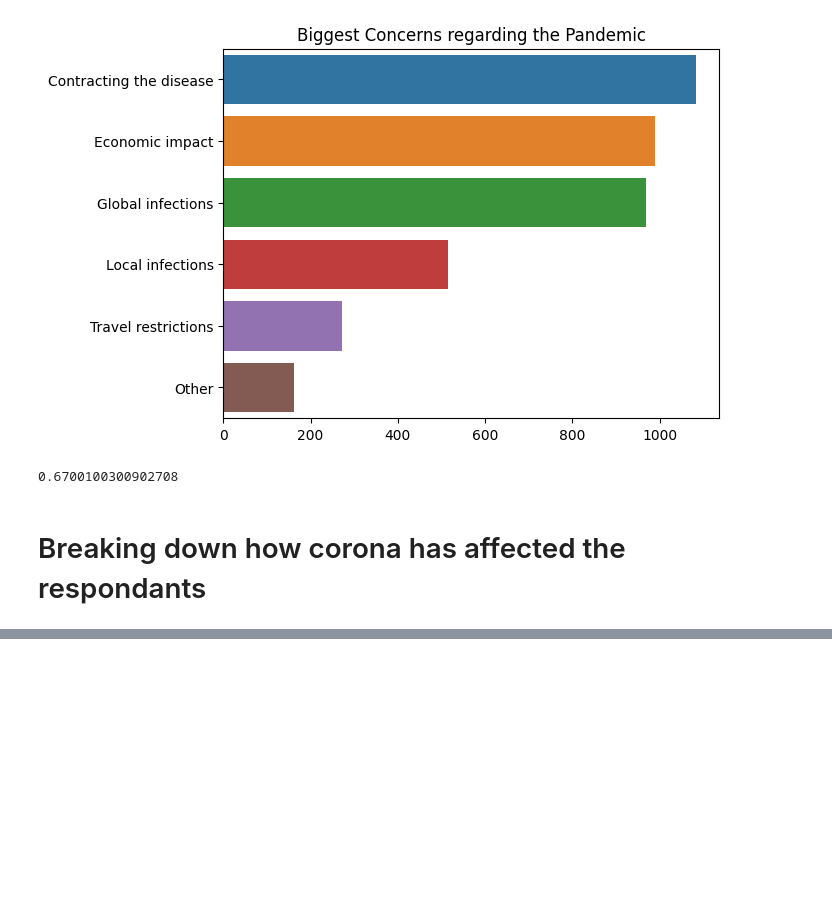
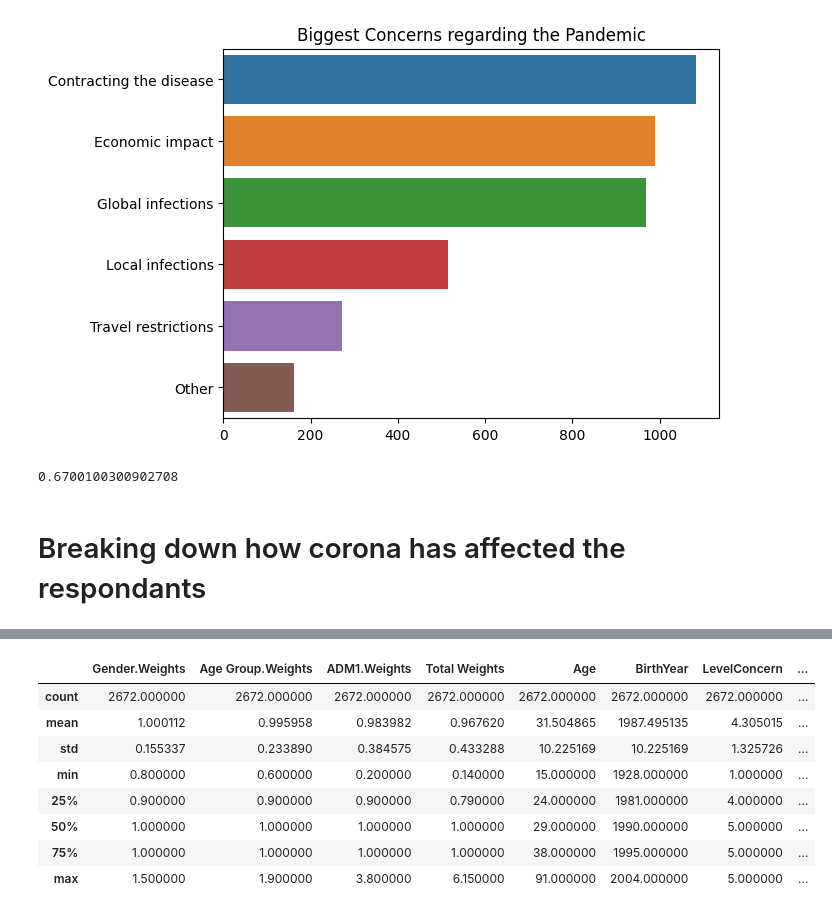
Before and after one commit to kylermintah/COVID-19-Africa, a Jupyter notebook: EDA.ipynb, the cells around one changed output, grey strips where cells are left out. Cells and saved outputs as stored; diff of their text form; code cells hidden in the pictures; blank space fills up the shorter version.

```diff
--- a/EDA.ipynb
+++ b/EDA.ipynb
@@ -455,0 +510,17 @@ plt.show()
+# %%
+is_urban = africa_df['Urban/Rural'] == 'Urban area'
+urban_df = africa_df[is_urban]
+is_rural = africa_df['Urban/Rural'] == 'Rural area'
+rural_df = africa_df[is_rural]
+# %%
+urban_df.describe()
+# %% [output]
+|  | Gender.Weights | Age Group.Weights | ADM1.Weights | Total Weights | Age | BirthYear | LevelConcern | ... |
+| count | 2672.000000 | 2672.000000 | 2672.000000 | 2672.000000 | 2672.000000 | 2672.000000 | 2672.000000 | ... |
+| mean | 1.000112 | 0.995958 | 0.983982 | 0.967620 | 31.504865 | 1987.495135 | 4.305015 | ... |
+| std | 0.155337 | 0.233890 | 0.384575 | 0.433288 | 10.225169 | 10.225169 | 1.325726 | ... |
+| min | 0.800000 | 0.600000 | 0.200000 | 0.140000 | 15.000000 | 1928.000000 | 1.000000 | ... |
+| 25% | 0.900000 | 0.900000 | 0.900000 | 0.790000 | 24.000000 | 1981.000000 | 4.000000 | ... |
+| 50% | 1.000000 | 1.000000 | 1.000000 | 1.000000 | 29.000000 | 1990.000000 | 5.000000 | ... |
+| 75% | 1.000000 | 1.000000 | 1.000000 | 1.000000 | 38.000000 | 1995.000000 | 5.000000 | ... |
+| max | 1.500000 | 1.900000 | 3.800000 | 6.150000 | 91.000000 | 2004.000000 | 5.000000 | ... |
```
Also changed, not shown: parts of 26 cells of this notebook.
